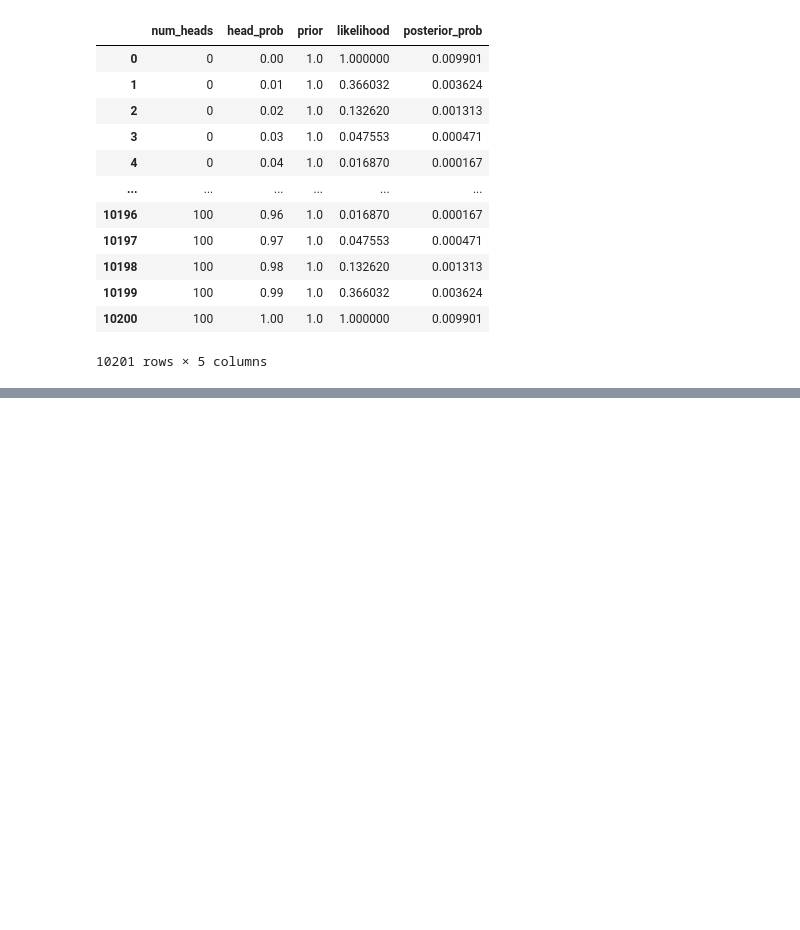
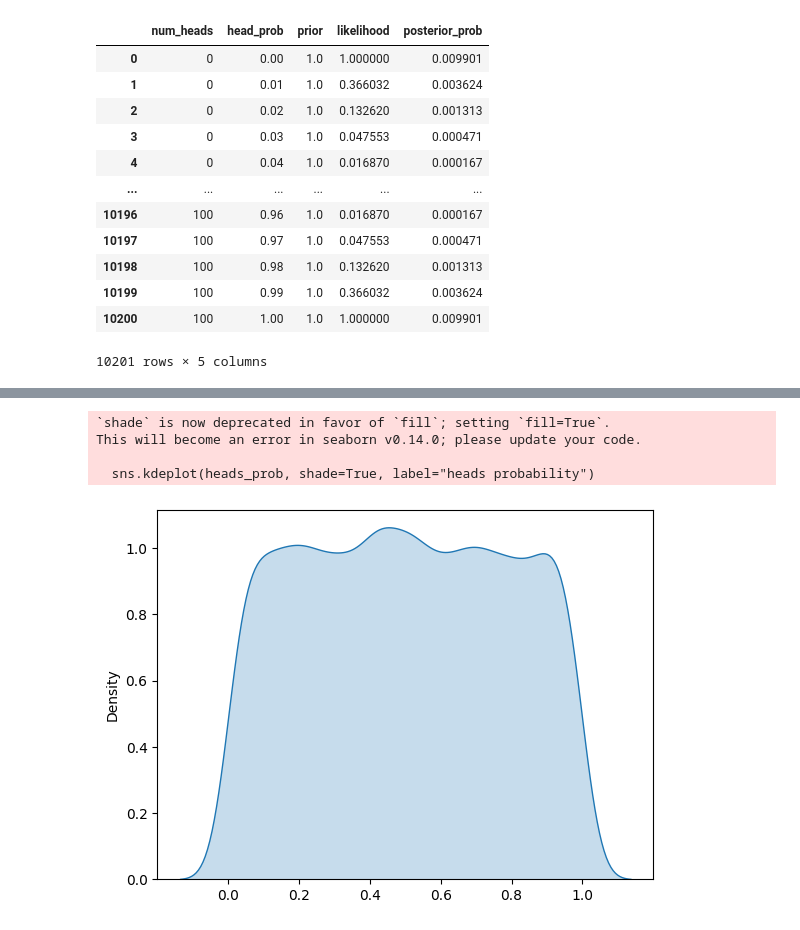
Before and after one commit to filipeaguiarrod/statistic_topics, a Jupyter notebook: Bayesian/testing_bayesian_statistcs.ipynb, the cells around one changed output, grey strips where cells are left out. Saved outputs shown, nothing was run; the diff lists cells and outputs as text; code cells hidden in the pictures; blank space fills up the shorter version.

```diff
--- a/Bayesian/testing_bayesian_statistcs.ipynb
+++ b/Bayesian/testing_bayesian_statistcs.ipynb
@@ -55,0 +158,13 @@ plt.show()
+# %%
+# Estimate the heads probability
+heads_prob = get_heads_prob([])
+
+# Plot the distribution of heads probability
+sns.kdeplot(heads_prob, shade=True, label="heads probability")
+plt.show()
+# %% [output]
+`shade` is now deprecated in favor of `fill`; setting `fill=True`.
+This will become an error in seaborn v0.14.0; please update your code.
+
+  sns.kdeplot(heads_prob, shade=True, label="heads probability")
+[figure, added]
```
Also changed, not shown: parts of 21 cells of this notebook, 1 other file.
